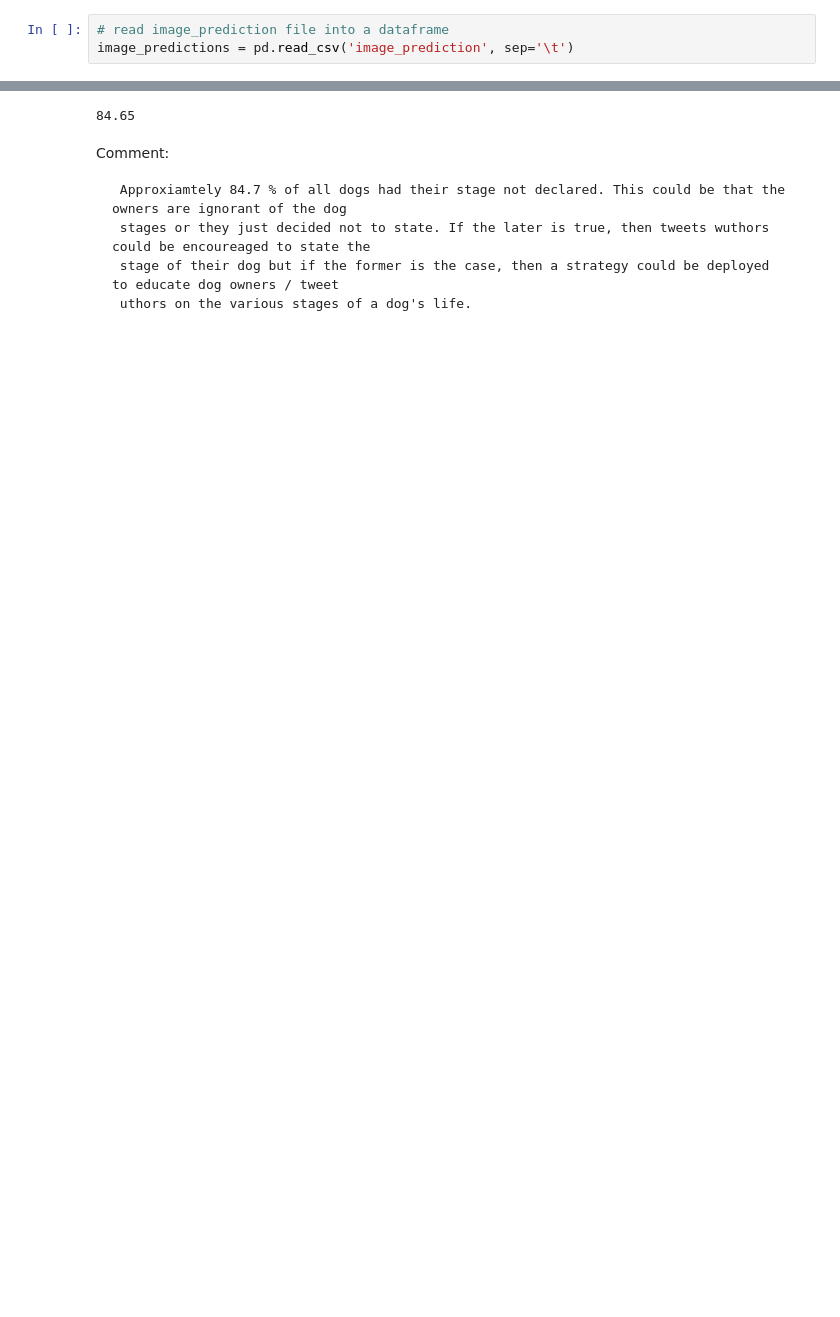
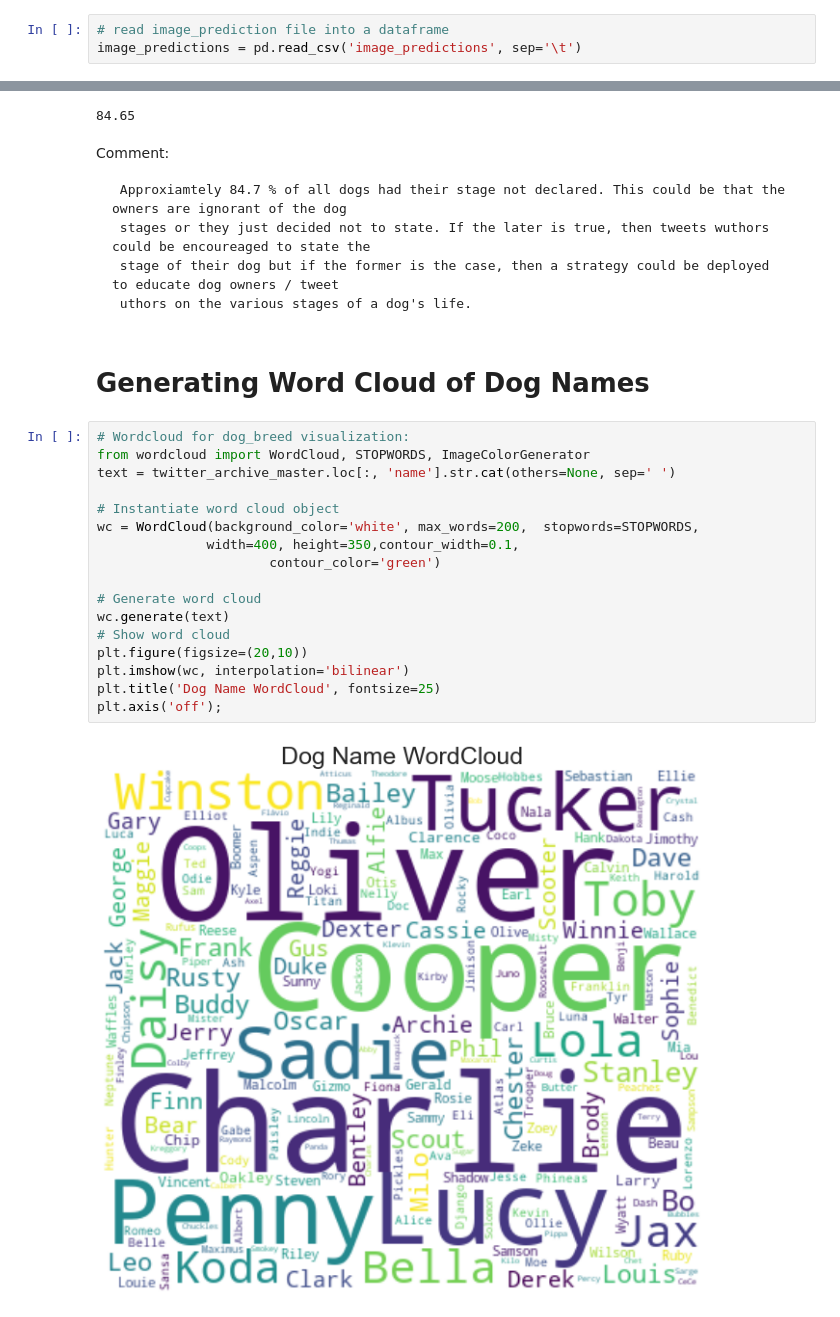
Before and after one commit to aboagyeampem/WeRateDog-Tweets-Data-Analysis, a Jupyter notebook: wrangle_act.ipynb, the cells around one changed output, grey strips where cells are left out. Cells and saved outputs as stored; diff of their text form; blank space fills up the shorter version.

```diff
--- a/wrangle_act.ipynb
+++ b/wrangle_act.ipynb
@@ -44,7 +44,7 @@ with open('image_predictions', mode='wb') as file:
     file.write(response.content)
 # %%
 # read image_prediction file into a dataframe
-image_predictions = pd.read_csv('image_prediction', sep='\t')
+image_predictions = pd.read_csv('image_predictions', sep='\t')
 # %%
 # view top 5 entries in the image_predictions dataset
 image_predictions.head()
@@ -1356,3 +1356,24 @@ Comment:
      stages or they just decided not to state. If the later is true, then tweets wuthors could be encoureaged to state the
      stage of their dog but if the former is the case, then a strategy could be deployed to educate dog owners / tweet
      uthors on the various stages of a dog's life.
+# %% [markdown]
+# Generating Word Cloud of Dog Names
+# %%
+# Wordcloud for dog_breed visualization:
+from wordcloud import WordCloud, STOPWORDS, ImageColorGenerator
+text = twitter_archive_master.loc[:, 'name'].str.cat(others=None, sep=' ')
+
+# Instantiate word cloud object
+wc = WordCloud(background_color='white', max_words=200,  stopwords=STOPWORDS,
+              width=400, height=350,contour_width=0.1,
+                      contour_color='green')
+
+# Generate word cloud
+wc.generate(text)
+# Show word cloud
+plt.figure(figsize=(20,10))
+plt.imshow(wc, interpolation='bilinear')
+plt.title('Dog Name WordCloud', fontsize=25)
+plt.axis('off');
+# %% [output]
+[figure, added]
```
Also changed, not shown: parts of 6 cells of this notebook.
